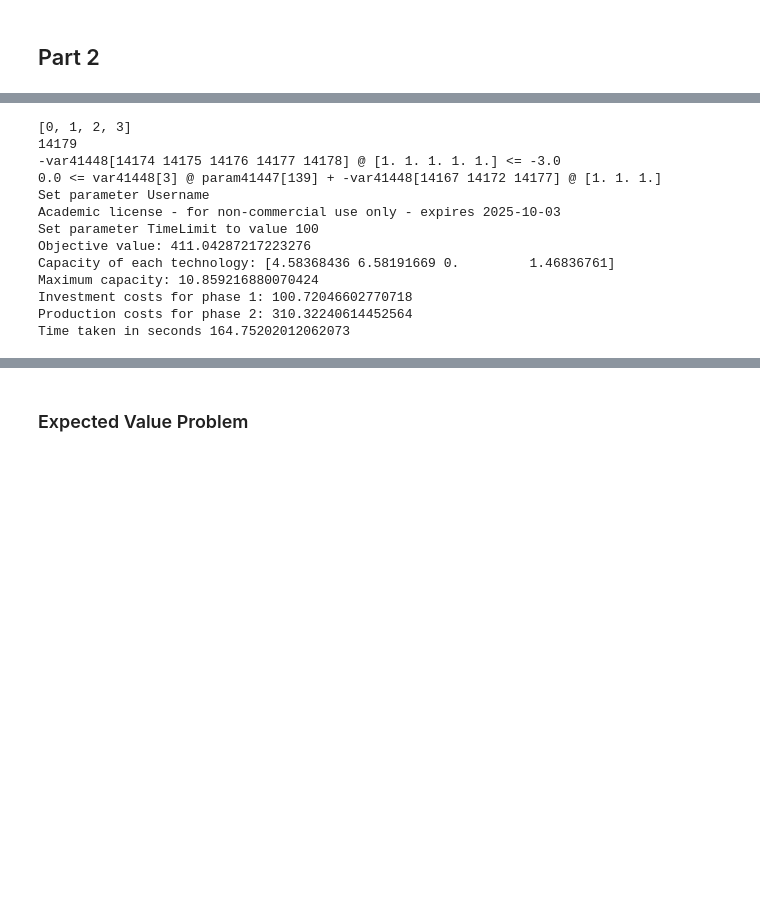
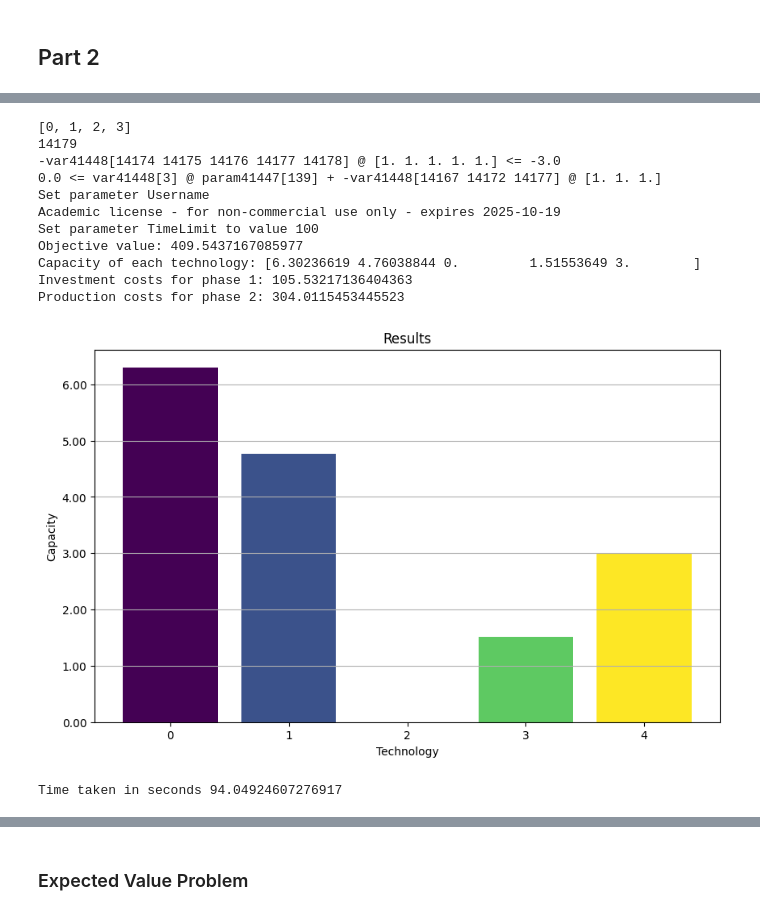
Before and after one commit to DanielCortild/Optimization-under-Uncertainty, a Jupyter notebook: code.ipynb, the cells around one changed output, grey strips where cells are left out. Cells and saved outputs as stored; diff of their text form; code cells hidden in the pictures; blank space fills up the shorter version.

```diff
--- a/code.ipynb
+++ b/code.ipynb
@@ -301,41 +297,41 @@ base= np.array([0,1,2,3,4])
 multidin2 = np.array([1,1,1,1,1])
 constr = constr + [-x[base+k*5+4]@multidin2<= demands[(k//3)%27][k%3] for k in range(nreal*27*3)]
 print([0,1,2,3,4][0:4])
 print(len(cset))
 print(constr[-1])
 #capacity
 base= np.array([4,9,14])
 multiding = np.array([1,1,1])
 constr = constr + [x[k]*randvals[(v//27)*4+k]-x[base+k+v*15]@multiding>=0.  for v in range(27*nreal) for k in range(4)]
 print(constr[-1])
 
 
 cset = np.array(cset)
 problem = cp.Problem(cp.Minimize(cset.T @x),constr )
 t1 = time.time()
 env = gurobipy.Env()
 env.setParam('TimeLimit', 100)
 res= problem.solve(verbose = False, QCPDual = 1, solver  = cp.GUROBI, env=env)
 
 
 t2 = time.time()
-pl.print_solution(x,cset)
+pl.print_solution(x,cset,n)
 pl.plot_result(x,cset,n)
 print(f'Time taken in seconds {t2-t1}')
 # %% [output]
 [0, 1, 2, 3]
 14179
 -var41448[14174 14175 14176 14177 14178] @ [1. 1. 1. 1. 1.] <= -3.0
 0.0 <= var41448[3] @ param41447[139] + -var41448[14167 14172 14177] @ [1. 1. 1.]
 Set parameter Username
-Academic license - for non-commercial use only - expires 2025-10-03
+Academic license - for non-commercial use only - expires 2025-10-19
 Set parameter TimeLimit to value 100
-Objective value: 411.04287217223276
-Capacity of each technology: [4.58368436 6.58191669 0.         1.46836761]
-Maximum capacity: 10.859216880070424
-Investment costs for phase 1: 100.72046602770718
-Production costs for phase 2: 310.32240614452564
-Time taken in seconds 164.75202012062073
+Objective value: 409.5437167085977
+Capacity of each technology: [6.30236619 4.76038844 0.         1.51553649 3.        ]
+Investment costs for phase 1: 105.53217136404363
+Production costs for phase 2: 304.0115453445523
+[figure, added]
+Time taken in seconds 94.04924607276917
 # %%
 rndvl= np.random.uniform(size=nreal*4)
 mins = [0.6,0.7,0.5,0.9]
```
Also changed, not shown: parts of 16 cells of this notebook, 1 other file.
